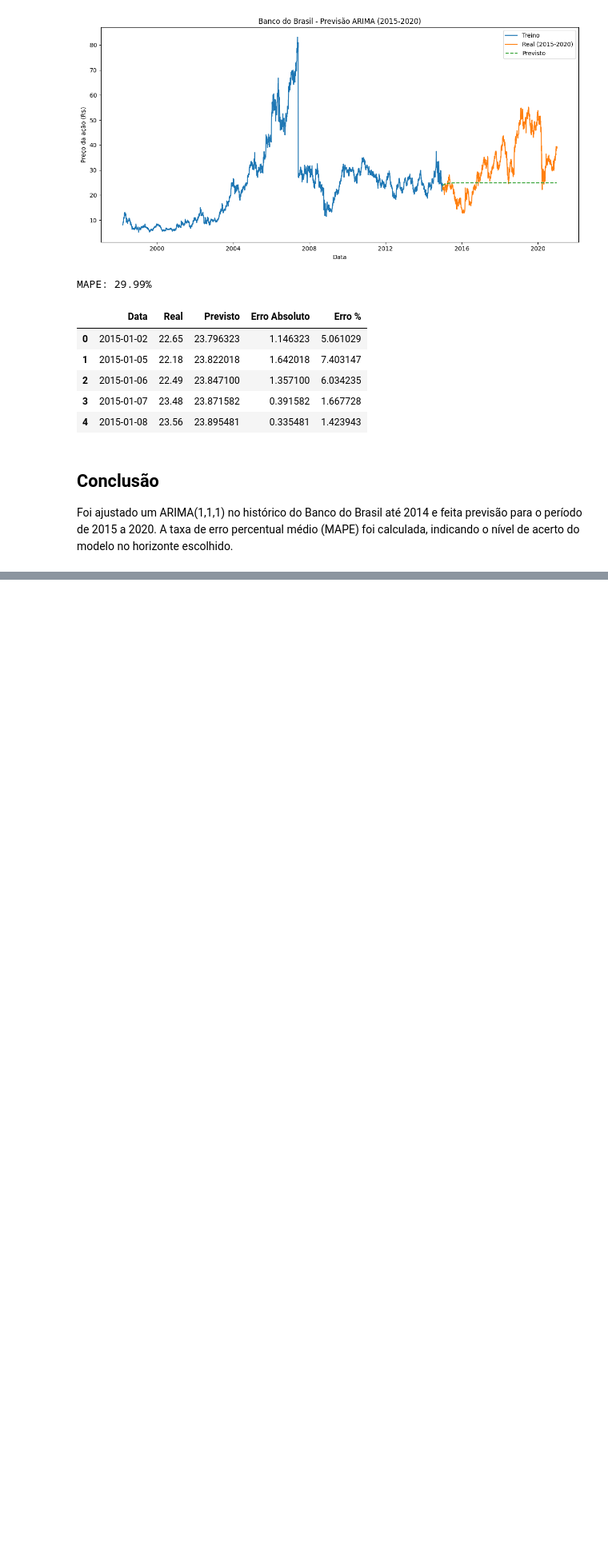
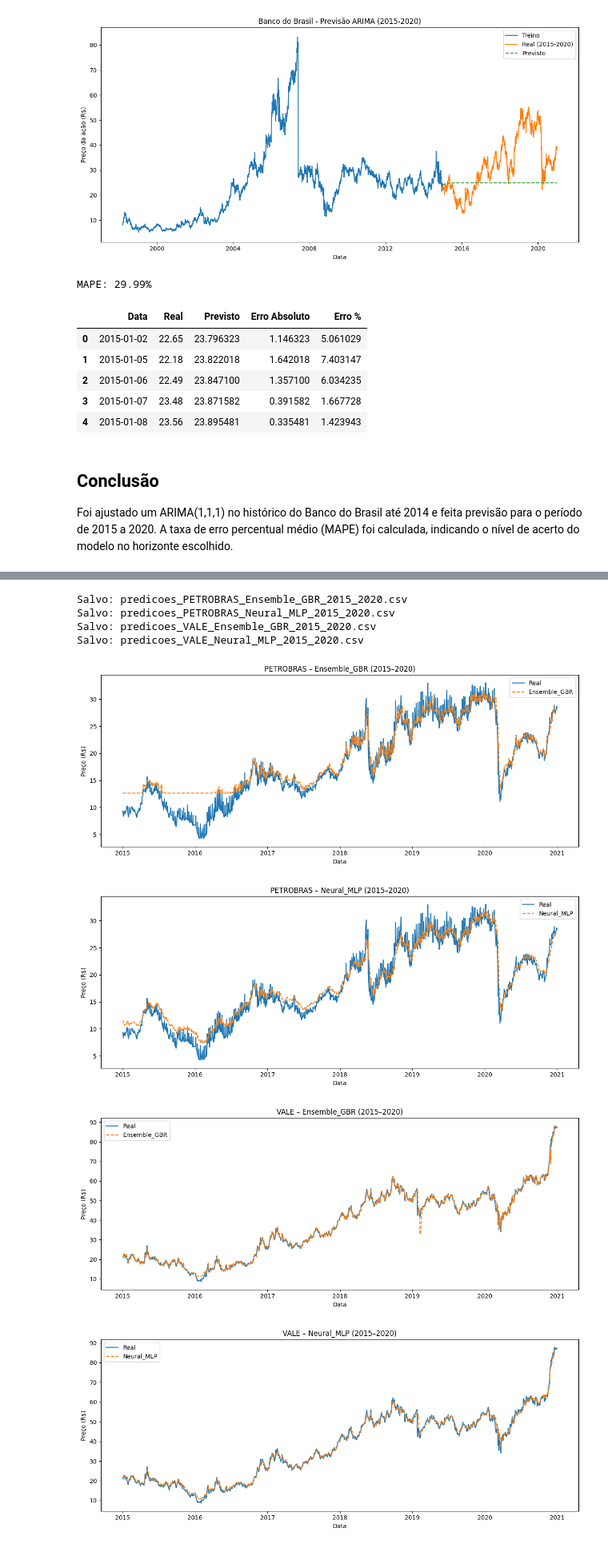
Before and after one commit to arthur-siqueira/data-mining-project, a Jupyter notebook: sprint04.ipynb, the cells around one changed output, grey strips where cells are left out. Shown at 80% size. Cells and saved outputs as stored; diff of their text form; code cells hidden in the pictures; blank space fills up the shorter version.

```diff
--- a/sprint04.ipynb
+++ b/sprint04.ipynb
@@ -418,0 +487,10 @@ A taxa de erro percentual médio (MAPE) foi calculada, indicando o nível de ace
+# %%
+# Rodar para PETROBRAS e VALE
+empresas = ['PETROBRAS','VALE']
+resultados = []; predicoes = {}
+for nome in empresas:
+    (m_gbr, m_mlp), (df_gbr, df_mlp) = fit_predict_models_for_company(df, nome)
+    resultados += [{'Empresa':nome,'Modelo':'Ensemble_GBR',**m_gbr},{'Empresa':nome,'Modelo':'Neural_MLP',**m_mlp}]
+    predicoes[nome] = {'Ensemble_GBR':df_gbr, 'Neural_MLP':df_mlp}
+metricas_df = pd.DataFrame(resultados).sort_values(['Empresa','MAPE']).reset_index(drop=True)
+metricas_df
@@ -418,0 +503,43 @@ A taxa de erro percentual médio (MAPE) foi calculada, indicando o nível de ace
+# %%
+# Exportar CSVs
+out = Path('.')
+metricas_df.to_csv(out / 'metricas_PETROBRAS_VALE_2015_2020.csv', index=False)
+for empresa, modelos in predicoes.items():
+    for modelo, dfp in modelos.items():
+        fname = f'predicoes_{empresa}_{modelo}_2015_2020.csv'
+        dfp.to_csv(out / fname, index=False)
+        print('Salvo:', fname)
+# %% [output]
+Salvo: predicoes_PETROBRAS_Ensemble_GBR_2015_2020.csv
+Salvo: predicoes_PETROBRAS_Neural_MLP_2015_2020.csv
+Salvo: predicoes_VALE_Ensemble_GBR_2015_2020.csv
+Salvo: predicoes_VALE_Neural_MLP_2015_2020.csv
+# %%
+def plot_pred(company, model, predicoes, figsize=(12,5), save=False, outdir="figs"):
+    df_plot = predicoes[company][model].copy().sort_values("datetime")
+    x = df_plot["datetime"] if "datetime" in df_plot.columns else df_plot.index
+
+    plt.figure(figsize=figsize)
+    plt.plot(x, df_plot["Real"], label="Real")
+    plt.plot(x, df_plot["Previsto"], "--", label=model)
+    plt.title(f"{company} – {model} (2015–2020)")
+    plt.xlabel("Data"); plt.ylabel("Preço (R$)")
+    plt.legend(); plt.tight_layout()
+
+    if save:
+        os.makedirs(outdir, exist_ok=True)
+        fname = f"{company}_{model}_2015_2020.png".replace(" ", "")
+        plt.savefig(os.path.join(outdir, fname), dpi=150)
+    plt.show()
+
+# --- Chamadas: PETROBRAS e VALE, para os dois modelos ---
+plot_pred("PETROBRAS", "Ensemble_GBR", predicoes)
+plot_pred("PETROBRAS", "Neural_MLP", predicoes)
+
+plot_pred("VALE", "Ensemble_GBR", predicoes)
+plot_pred("VALE", "Neural_MLP", predicoes)
+# %% [output]
+[figure, added]
+[figure, added]
+[figure, added]
+[figure, added]
```
Also changed, not shown: parts of 5 cells of this notebook.
